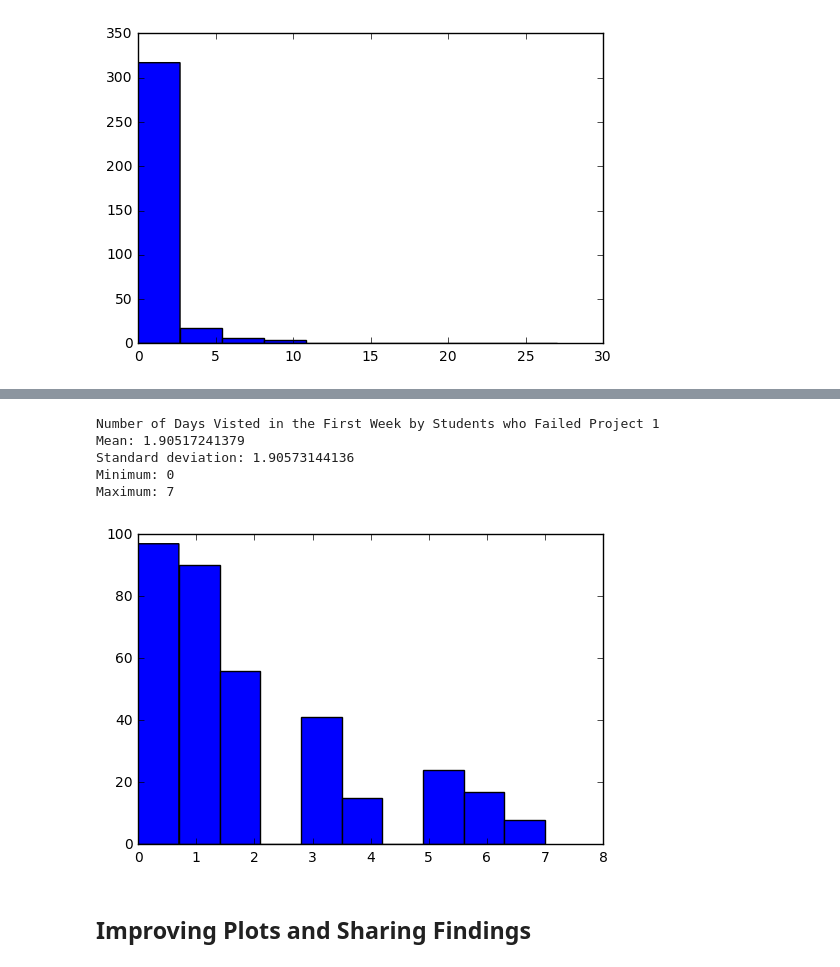
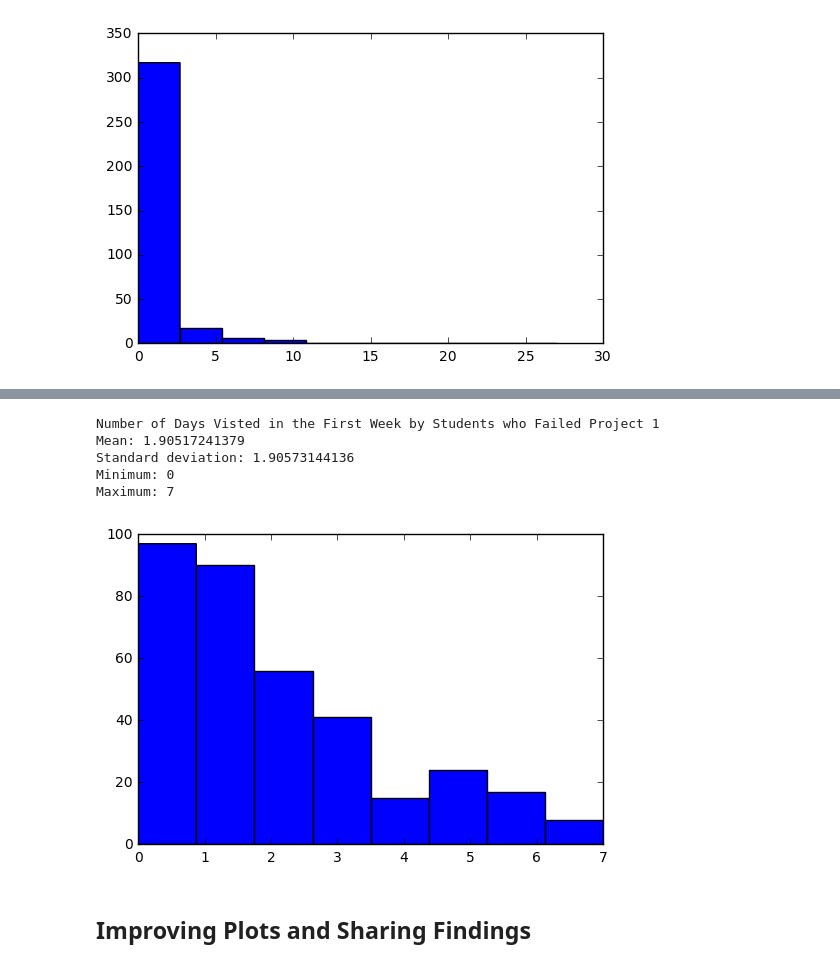
Before and after one commit to SherylHohman/intro-to-data-analysis, a Jupyter notebook: L1_Starter_Code.ipynb, the cells around one changed output, grey strips where cells are left out. Drawn from its saved outputs; the diff is of its cells as text; code cells hidden in the pictures.

```diff
--- a/L1_Starter_Code.ipynb
+++ b/L1_Starter_Code.ipynb
@@ -632,14 +635,14 @@ Maximum: 7
 # %%
 
-plt.hist(num_days_visited_non_passing)
+plt.hist(num_days_visited_non_passing, bins=8)
 print_stats("Number of Days Visted in the First Week by Students who Failed Project 1", num_days_visited_non_passing)
 # %% [output]
 Number of Days Visted in the First Week by Students who Failed Project 1
 Mean: 1.90517241379
 Standard deviation: 1.90573144136
 Minimum: 0
 Maximum: 7
-[figure, old version]
+[figure, new version]
 # %% [markdown]
 ## Improving Plots and Sharing Findings
 # %%
```
Also changed, not shown: parts of 11 cells of this notebook, 2 other files.
